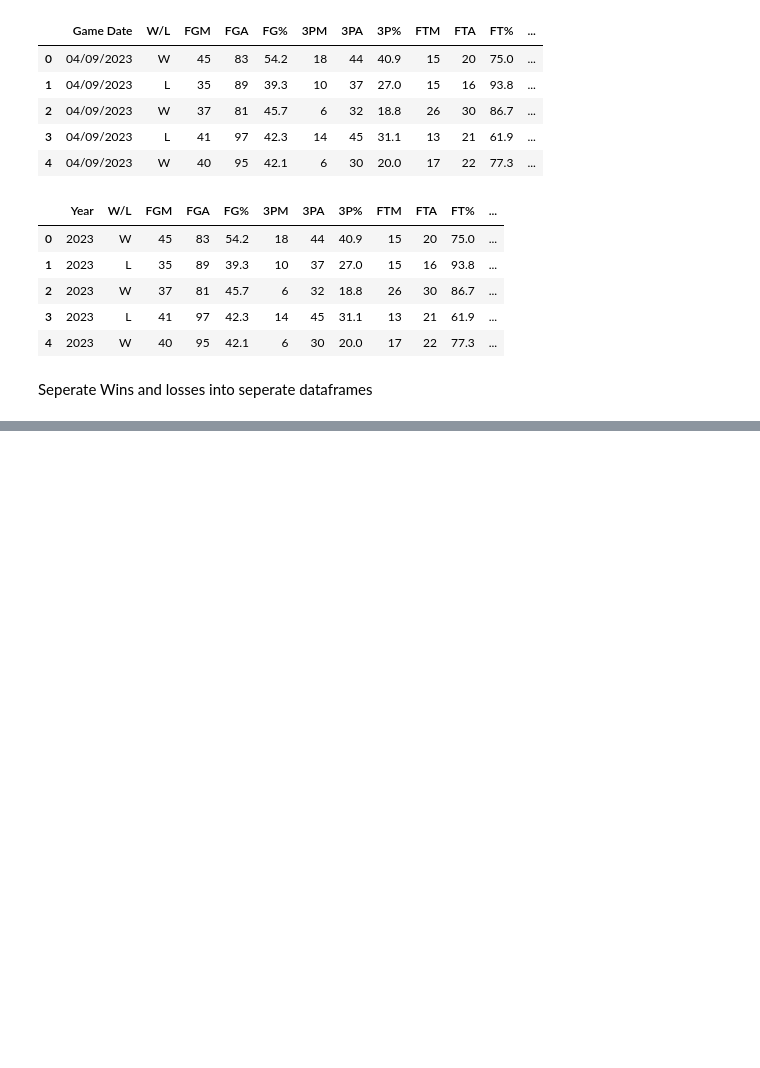
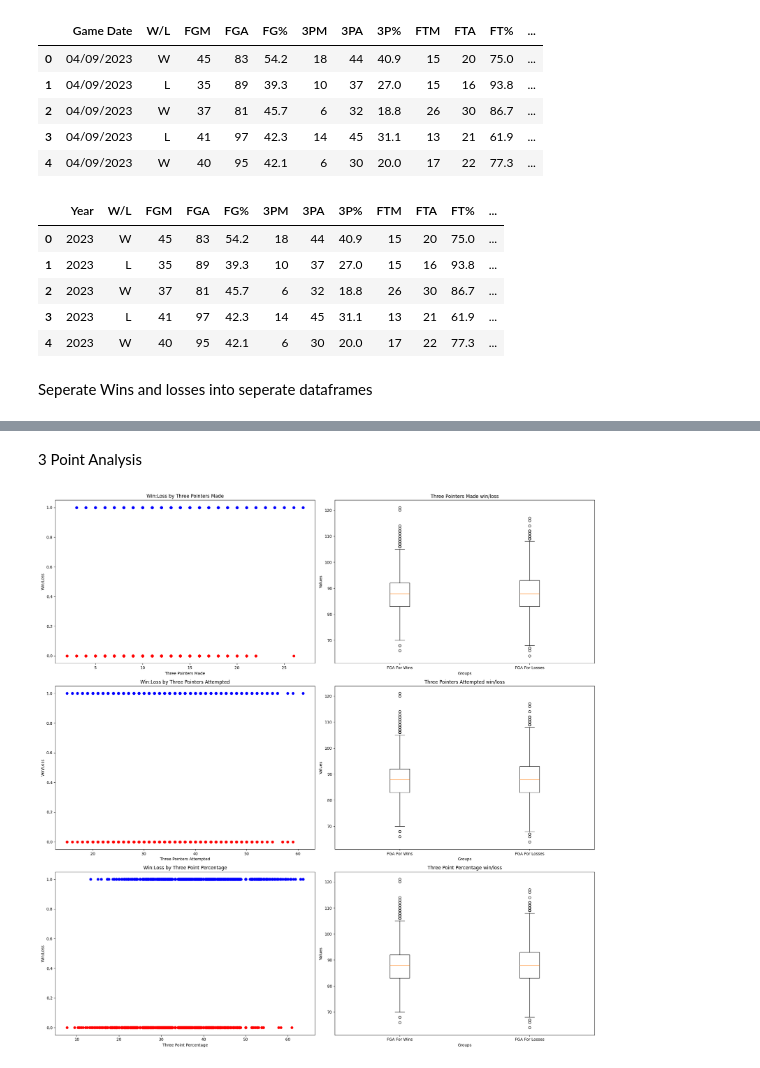
Before and after one commit to parathan/NBAMatchups, a Jupyter notebook: ML/Data Exploration and Visualisation.ipynb, the cells around one changed output, grey strips where cells are left out. Drawn from its saved outputs; the diff is of its cells as text; code cells hidden in the pictures; blank space fills up the shorter version.

```diff
--- a/ML/Data Exploration and Visualisation.ipynb
+++ b/ML/Data Exploration and Visualisation.ipynb
@@ -58,0 +80,7 @@ FGM Analysis
+# %% [markdown]
+3 Point Analysis
+# %%
+attList = [(losses.threeMade, wins.threeMade, 'Three Pointers Made'), (losses.threeAtt, wins.threeAtt, 'Three Pointers Attempted'), (losses.threePcent, wins.threePcent, 'Three Point Percentage')]
+triStatPlots(attList)
+# %% [output]
+[figure, added]
```
Also changed, not shown: parts of 8 cells of this notebook.
